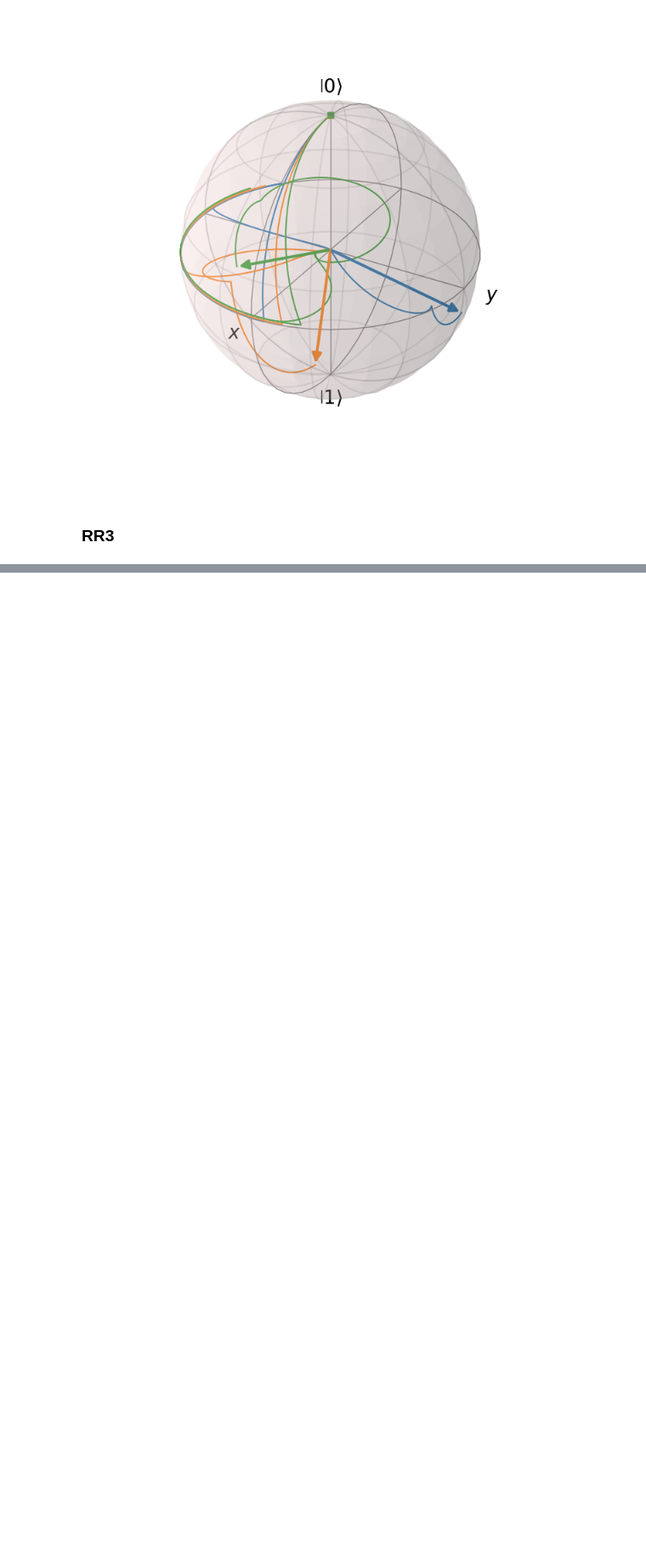
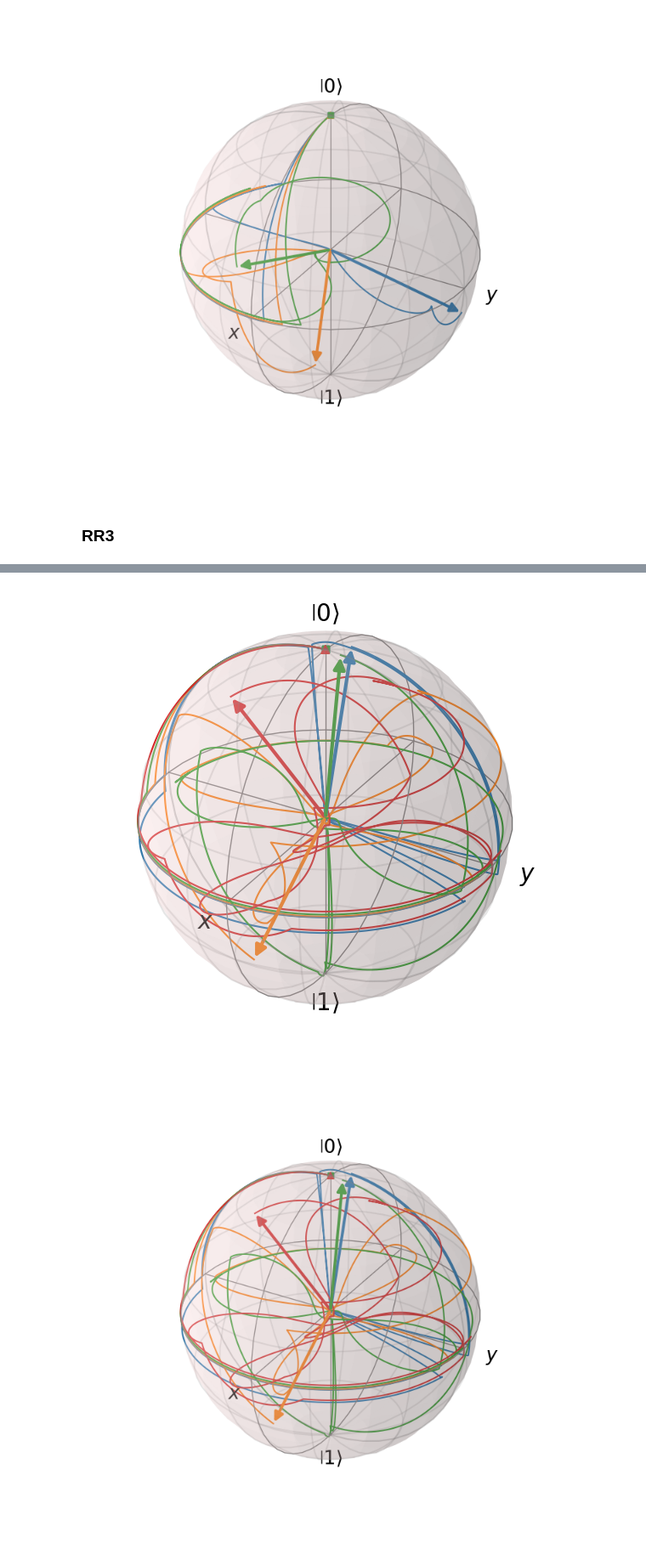
Before and after one commit to tr2g20/simulations, a Jupyter notebook: gate_fidelity.ipynb, the cells around one changed output, grey strips where cells are left out. Shown at 85% size. Saved outputs shown, nothing was run; the diff lists cells and outputs as text; code cells hidden in the pictures; blank space fills up the shorter version.

```diff
--- a/gate_fidelity.ipynb
+++ b/gate_fidelity.ipynb
@@ -329,0 +416,7 @@ atom_veloc = 0.0 # Stationary
+# %%
+%matplotlib widget
+b, fig = plot_bloch_multi(wave_func=wave_funcs, show=True)
+fig
+# %% [output]
+[figure, added]
+[figure, added]
```
Also changed, not shown: parts of 3 cells of this notebook.
